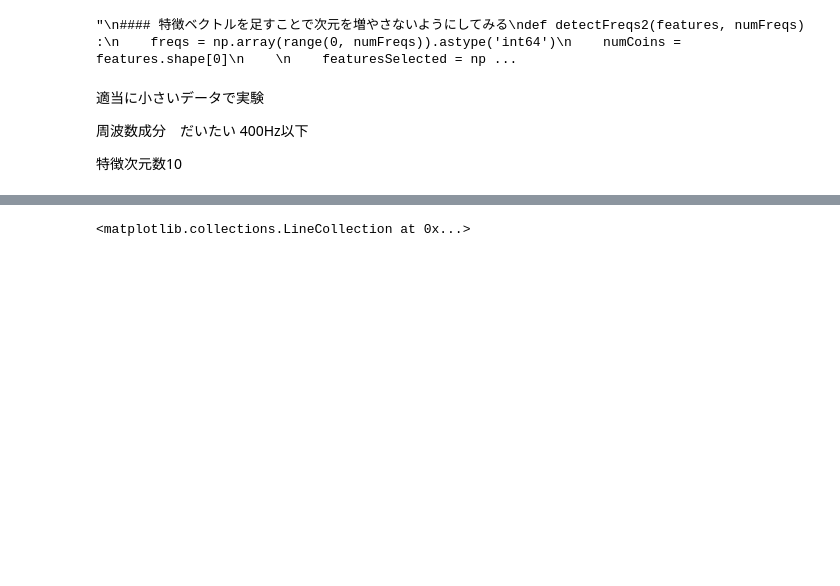
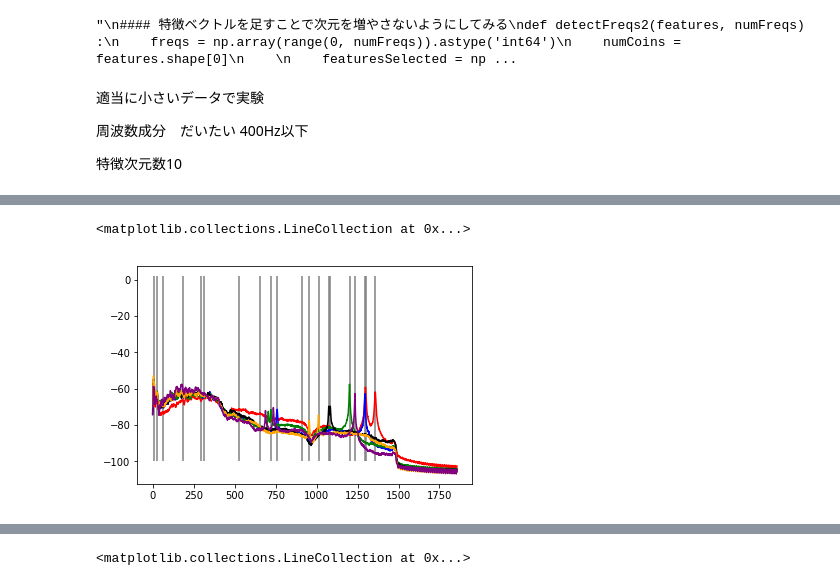
Before and after one commit to NaitoJunpei/speech, a Jupyter notebook: 音声入力cython.ipynb, the cells around one changed output, grey strips where cells are left out. Saved outputs shown, nothing was run; the diff lists cells and outputs as text; code cells hidden in the pictures; blank space fills up the shorter version.

```diff
--- a/音声入力cython.ipynb
+++ b/音声入力cython.ipynb
@@ -249,3 +245,18 @@ for c in range(0, Coins) :
     for cc in range(0, numData) :
         for ccc in range(0, OnPeriods) :
             feature_per_coin[c, (OnPeriods) * cc + ccc] = features[c, cc, ccc]
+# %%
+start=500
+end=1500
+#plt.xlim(start, end)
+plt.plot(np.mean(feature_per_coin[0], axis=0), "red")
+plt.plot(np.mean(feature_per_coin[1], axis=0), "blue")
+plt.plot(np.mean(feature_per_coin[2], axis=0), "green")
+plt.plot(np.mean(feature_per_coin[3], axis=0), "black")
+plt.plot(np.mean(feature_per_coin[4], axis=0), "orange")
+plt.plot(np.mean(feature_per_coin[5], axis=0), "purple")
+
+plt.vlines(freqs, ymin=-100, ymax=2, colors="gray")
+# %% [output]
+<matplotlib.collections.LineCollection at 0x...>
+[figure, added]
```
Also changed, not shown: parts of 7 cells of this notebook, 4 other files.
